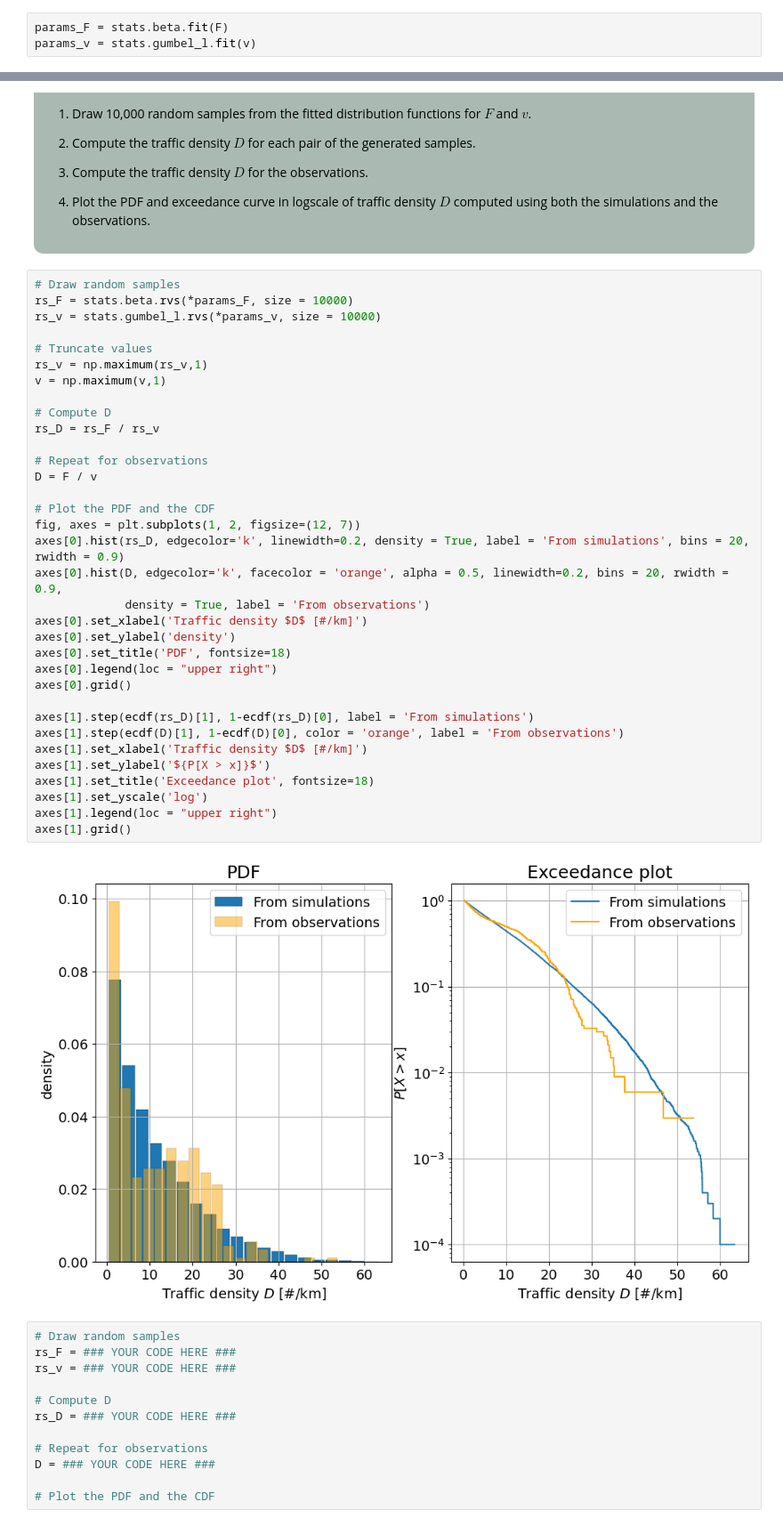
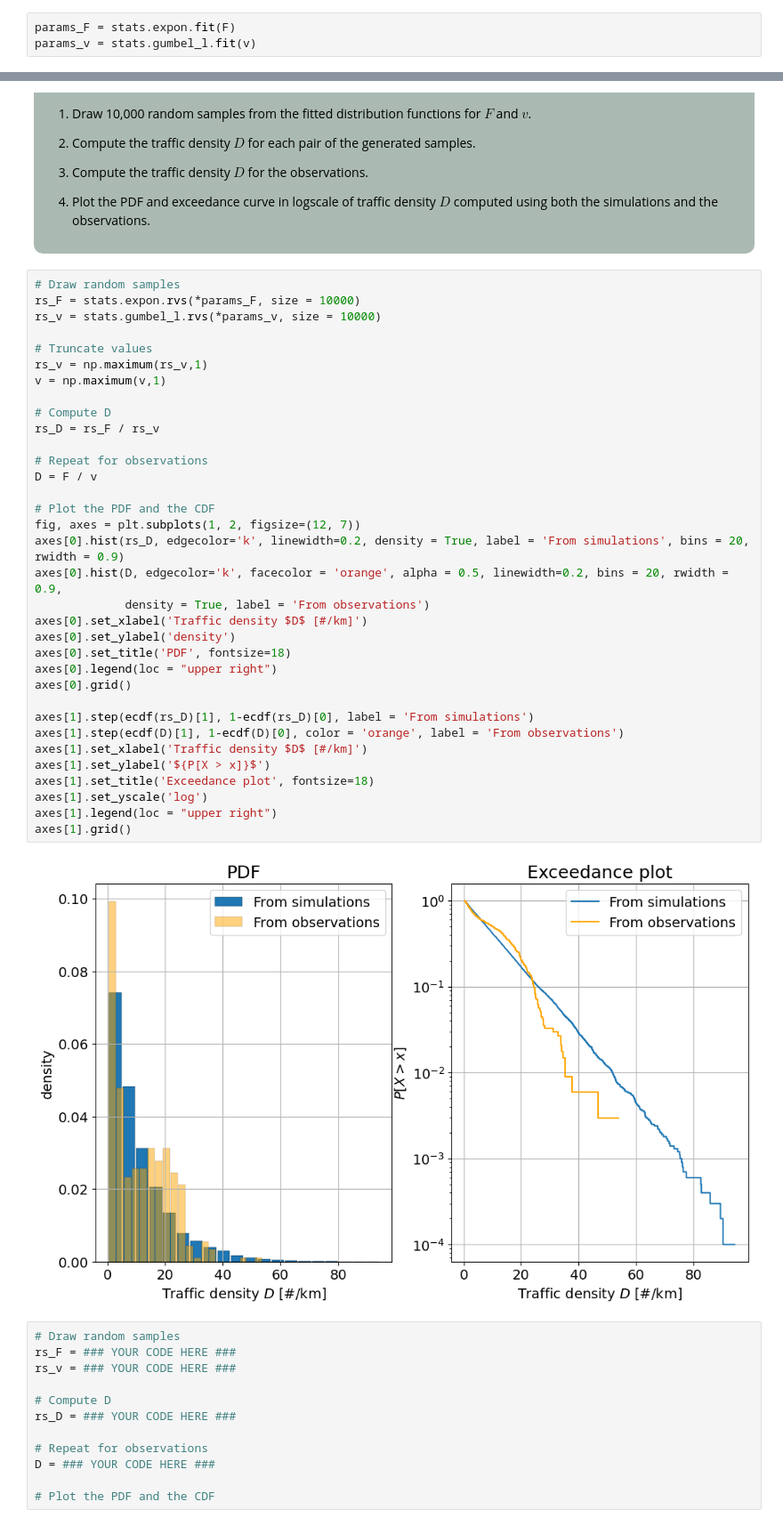
Before and after one commit to MUDE-2025/GA1.4, a Jupyter notebook: 02 Traffic/02_analysis_traffic.ipynb, the cells around one changed output, grey strips where cells are left out. Shown at 89% size. Drawn from its saved outputs; the diff is of its cells as text.

```diff
--- a/02 Traffic/02_analysis_traffic.ipynb
+++ b/02 Traffic/02_analysis_traffic.ipynb
@@ -182,7 +182,7 @@ Fit the selected distributions to the observations using MLE.
 
 Hint: Use [Scipy](https://docs.scipy.org/doc/scipy/reference/stats.html)'s built-in functions (be careful with the parameter definitions!).
 # %%
-params_F = stats.beta.fit(F)
+params_F = stats.expon.fit(F)
 params_v = stats.gumbel_l.fit(v)
 # %%
 ### YOUR CODE HERE ###
@@ -304,40 +304,40 @@ Using the fitted distributions, we are going to propagate the uncertainty from $
 </div>
 # %%
 # Draw random samples
-rs_F = stats.beta.rvs(*params_F, size = 10000)
+rs_F = stats.expon.rvs(*params_F, size = 10000)
 rs_v = stats.gumbel_l.rvs(*params_v, size = 10000)
 
 # Truncate values
 rs_v = np.maximum(rs_v,1)
 v = np.maximum(v,1)
 
 # Compute D
 rs_D = rs_F / rs_v
 
 # Repeat for observations
 D = F / v
 
 # Plot the PDF and the CDF
 fig, axes = plt.subplots(1, 2, figsize=(12, 7))
 axes[0].hist(rs_D, edgecolor='k', linewidth=0.2, density = True, label = 'From simulations', bins = 20, rwidth = 0.9)
 axes[0].hist(D, edgecolor='k', facecolor = 'orange', alpha = 0.5, linewidth=0.2, bins = 20, rwidth = 0.9,
              density = True, label = 'From observations')
 axes[0].set_xlabel('Traffic density $D$ [#/km]')
 axes[0].set_ylabel('density')
 axes[0].set_title('PDF', fontsize=18)
 axes[0].legend(loc = "upper right")
 axes[0].grid()
 
 axes[1].step(ecdf(rs_D)[1], 1-ecdf(rs_D)[0], label = 'From simulations')
 axes[1].step(ecdf(D)[1], 1-ecdf(D)[0], color = 'orange', label = 'From observations')
 axes[1].set_xlabel('Traffic density $D$ [#/km]')
 axes[1].set_ylabel('${P[X > x]}$')
 axes[1].set_title('Exceedance plot', fontsize=18)
 axes[1].set_yscale('log')
 axes[1].legend(loc = "upper right")
 axes[1].grid()
 # %% [output]
-[figure, old version]
+[figure, new version]
 # %%
 # Draw random samples
 rs_F = ### YOUR CODE HERE ###
```
Also changed, not shown: parts of 9 cells of this notebook, 1 other file.
